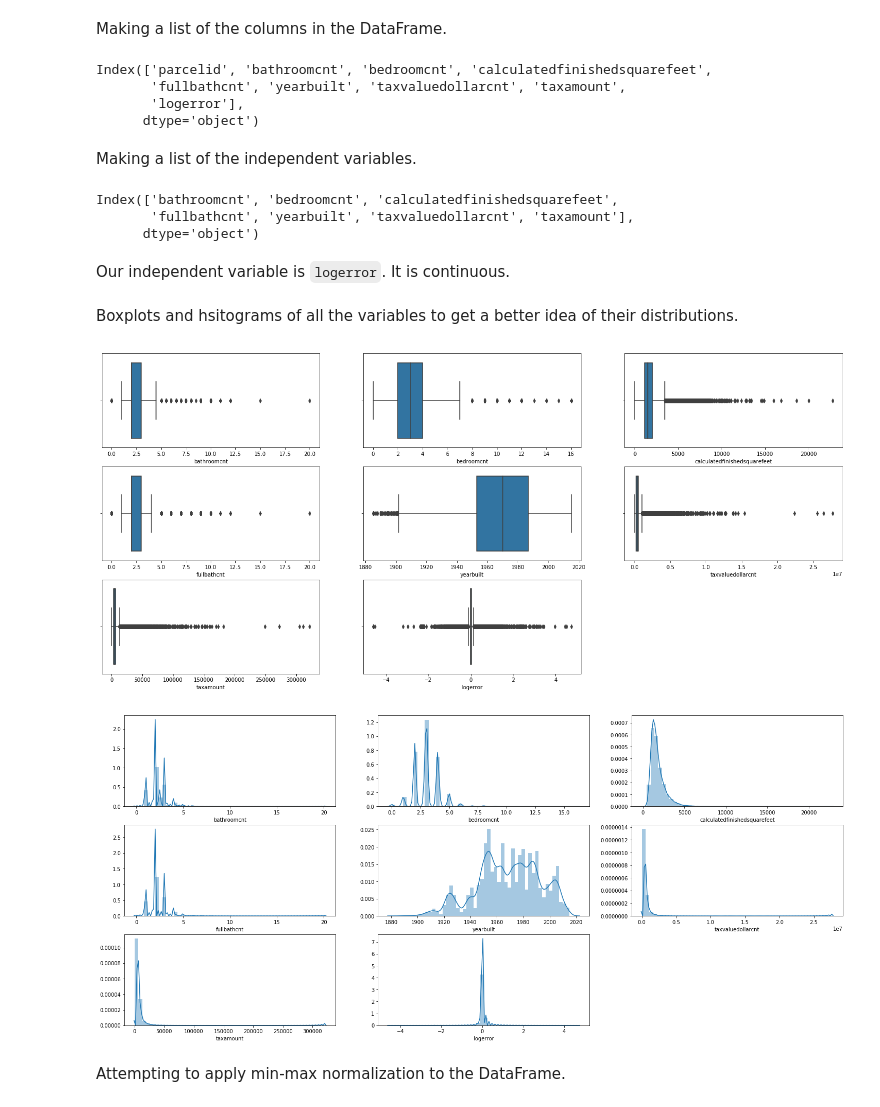
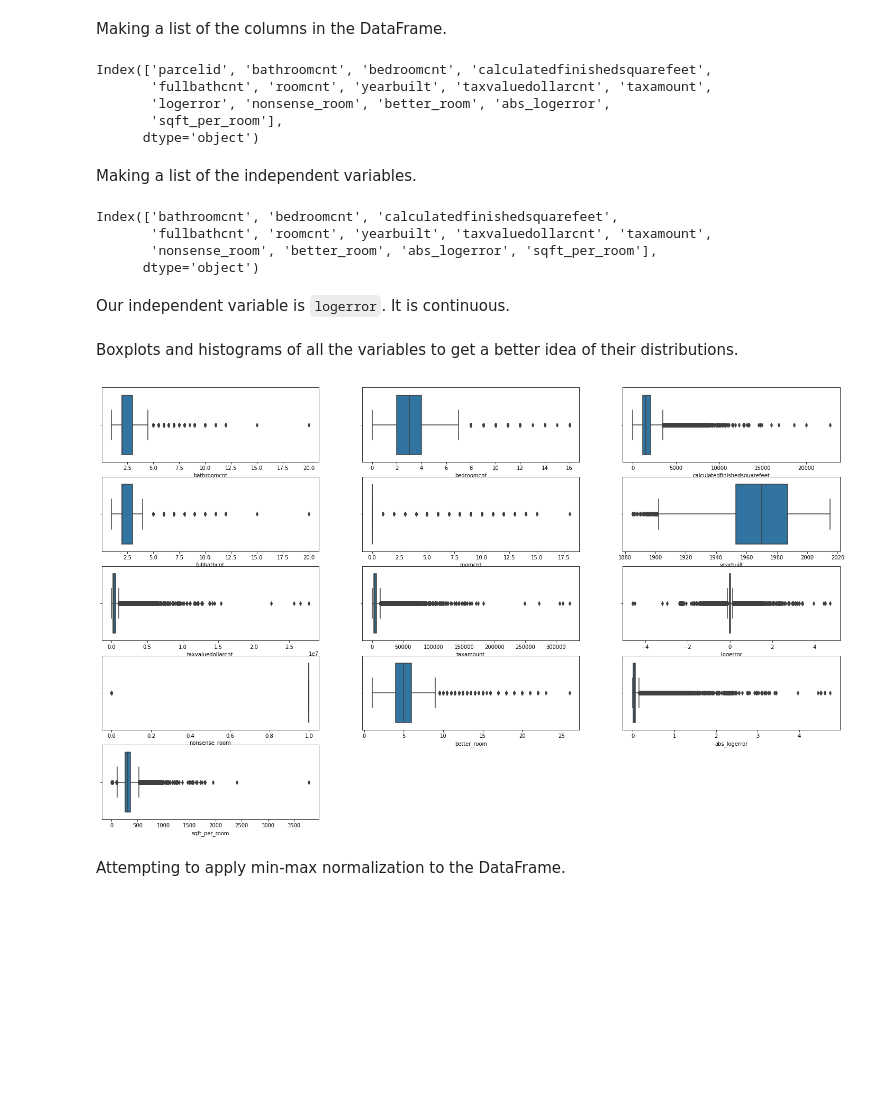
Before and after one commit to matthewzapata/codeup-ds-projects, a Jupyter notebook: regression-project/Regression_Proj_MatthewZapata.ipynb, the cells around one changed output. Saved outputs shown, nothing was run; the diff lists cells and outputs as text; code cells hidden in the pictures; blank space fills up the shorter version.

```diff
--- a/regression-project/Regression_Proj_MatthewZapata.ipynb
+++ b/regression-project/Regression_Proj_MatthewZapata.ipynb
@@ -281,6 +281,18 @@ joined.describe()
 | 50% | 1.254744e+07 | 2.000000 | 3.000000 | 1540.000000 | 2.000000 | 2.000000 | 0.000000 | ... |
 | 75% | 1.422757e+07 | 3.000000 | 4.000000 | 2095.000000 | 3.000000 | 2.000000 | 0.000000 | ... |
 | max | 1.629608e+08 | 20.000000 | 16.000000 | 22741.000000 | 20.000000 | 24.000000 | 18.000000 | ... |
+# %%
+joined.loc[(joined.roomcnt == 0) & ((joined.bedroomcnt > 0) | (joined.bathroomcnt > 0)), 'roomcnt'] = 100
+
+def room_fix(i):
+    if i == 100:
+        return 1
+    else:
+        return 0
+
+joined['nonsense_room'] = joined.roomcnt.apply(room_fix)
+
+joined.loc[(joined.roomcnt == 100) & ((joined.bedroomcnt > 0) | (joined.bathroomcnt > 0)), 'roomcnt'] = 0
 # %% [markdown]
 Notice that `roomcnt` has a lot of 0's
 # %% [markdown]
@@ -288,5 +300,5 @@ Handling properties with null values for `calculatedfinishedsquarefeet`. If `roo
 # %% [markdown]
 Decision needs to be made to keep `roomcnt` or drop the column. Looking at some random rows, `roomcnt` in general is the sum of `bedroomcnt` and `bathroomcnt`. This means that we'll still be capturing some of that information through those variables. We will drop `roomcnt`.
 # %%
-joined.drop('roomcnt', axis=1, inplace=True)
-joined.sample(10)
+# joined.drop('roomcnt', axis=1, inplace=True)
+# joined.sample(10)
@@ -479 +491,10 @@ logerror                        89349
 dtype: int64
+# %%
+joined_nonull['better_room'] = joined_nonull.bathroomcnt + joined_nonull.bedroomcnt
+joined_nonull['abs_logerror'] = joined_nonull.logerror.apply(abs)
+joined_nonull['sqft_per_room'] = joined_nonull.calculatedfinishedsquarefeet/joined_nonull.better_room
+
+joined_nonull.dropna(subset=['sqft_per_room'], inplace=True)
+joined_nonull.loc[joined_nonull.sqft_per_room == np.inf]
+
+joined_nonull = joined_nonull[joined_nonull.sqft_per_room != np.inf]
@@ -511,8 +574,9 @@ colnames = joined_nonull.columns
 colnames
 # %% [output]
 Index(['parcelid', 'bathroomcnt', 'bedroomcnt', 'calculatedfinishedsquarefeet',
-       'fullbathcnt', 'yearbuilt', 'taxvaluedollarcnt', 'taxamount',
-       'logerror'],
+       'fullbathcnt', 'roomcnt', 'yearbuilt', 'taxvaluedollarcnt', 'taxamount',
+       'logerror', 'nonsense_room', 'better_room', 'abs_logerror',
+       'sqft_per_room'],
       dtype='object')
 # %% [markdown]
 Making a list of the independent variables.
@@ -521,31 +585,30 @@ attributes = colnames[1:].drop('logerror')
 attributes
 # %% [output]
 Index(['bathroomcnt', 'bedroomcnt', 'calculatedfinishedsquarefeet',
-       'fullbathcnt', 'yearbuilt', 'taxvaluedollarcnt', 'taxamount'],
+       'fullbathcnt', 'roomcnt', 'yearbuilt', 'taxvaluedollarcnt', 'taxamount',
+       'nonsense_room', 'better_room', 'abs_logerror', 'sqft_per_room'],
       dtype='object')
 # %% [markdown]
 Our independent variable is `logerror`. It is continuous.
 # %% [markdown]
-Boxplots and hsitograms of all the variables to get a better idea of their distributions.
+Boxplots and histograms of all the variables to get a better idea of their distributions.
 # %%
 plt.figure(figsize=(25,15))
 
 for i, column in enumerate(joined_nonull.drop('parcelid', axis=1)):
-    plt.subplot(4, 3, (i+1))
+    plt.subplot(5, 3, (i+1))
     sns.boxplot(joined_nonull[column])
 
 plt.show()
 # %% [output]
-[figure, old version]
+[figure, new version]
 # %%
-plt.figure(figsize=(25,15))
+# plt.figure(figsize=(25,15))
 
-for i, column in enumerate(joined_nonull.drop('parcelid', axis=1)):
-    plt.subplot(4, 3, (i+1))
-    sns.distplot(joined_nonull[column])
+# for i, column in enumerate(joined_nonull.drop('parcelid', axis=1)):
+#     plt.subplot(4, 3, (i+1))
+#     sns.distplot(joined_nonull[column])
 
-plt.show()
+# plt.show()
-# %% [output]
-[figure, removed]
 # %% [markdown]
 Attempting to apply min-max normalization to the DataFrame.
```
Also changed, not shown: parts of 61 cells of this notebook.
